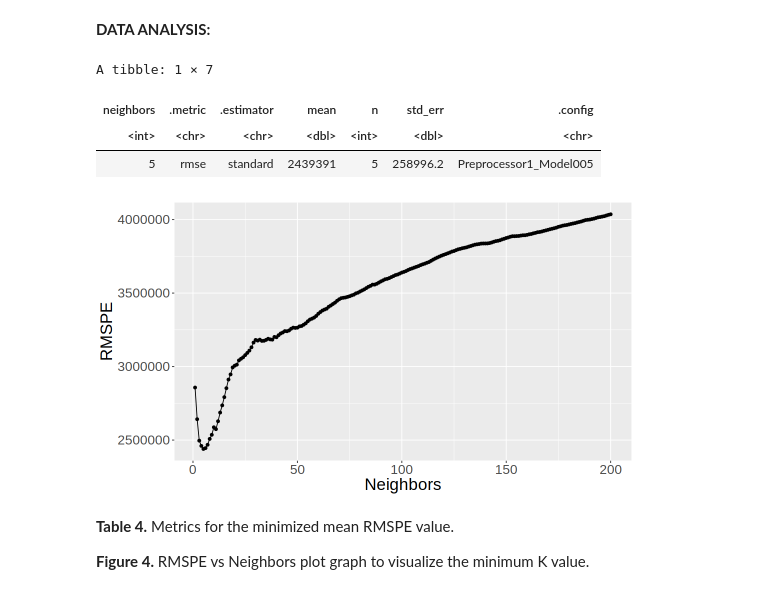
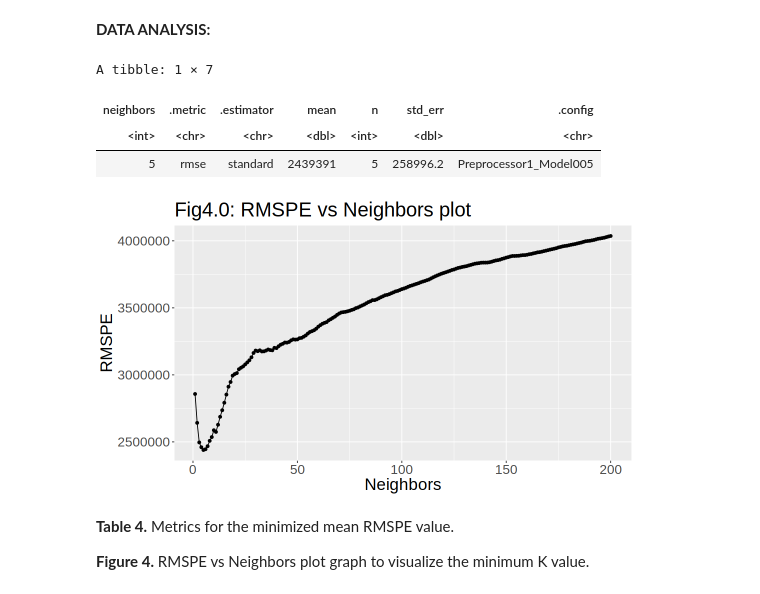
Before and after one commit to Myralalala/group15, a Jupyter notebook: report_group15.ipynb, the cells around one changed output. Cells and saved outputs as stored; diff of their text form; code cells hidden in the pictures.

```diff
--- a/report_group15.ipynb
+++ b/report_group15.ipynb
@@ -226,35 +222,36 @@ tennis_specTune <- nearest_neighbor(weight_func = "rectangular", neighbors = tun
 
 gridvals <- tibble(neighbors = seq(1, 200))
 
 tennis_vfold <- vfold_cv(tennis_data_train, v = 5, strata = prize_money)
 
 tennis_mult_workflow <- workflow() |>
   add_recipe(tennis_recipe) |>
   add_model(tennis_specTune) |>
   tune_grid(tennis_vfold, grid = gridvals) |>
   collect_metrics() |>
   filter(.metric == "rmse")
 
 tennis_results_plot <- tennis_mult_workflow |>
   ggplot(aes(x = neighbors, y = mean)) +
   geom_point() +
   geom_line() +
   labs(x = "Neighbors", y = "RMSPE") +
-  theme(text = element_text(size = 20))
+  theme(text = element_text(size = 20)) +
+  ggtitle("Fig4.0: RMSPE vs Neighbors plot")
 tennis_results_plot
 
 tennis_multi <- tennis_mult_workflow |>
   filter(mean == min(mean))
 tennis_multi
 
 tennis_k <- tennis_multi |>
               pull(neighbors)
 # %% [output]
 A tibble: 1 × 7
 | neighbors | .metric | .estimator | mean | n | std_err | .config |
 | <int> | <chr> | <chr> | <dbl> | <int> | <dbl> | <chr> |
 | 5 | rmse | standard | 2439391 | 5 | 258996.2 | Preprocessor1_Model005 |
-[figure, old version]
+[figure, new version]
 # %% [markdown]
 **Table 4.** Metrics for the minimized mean RMSPE value.
 
```
Also changed, not shown: parts of 12 cells of this notebook.
